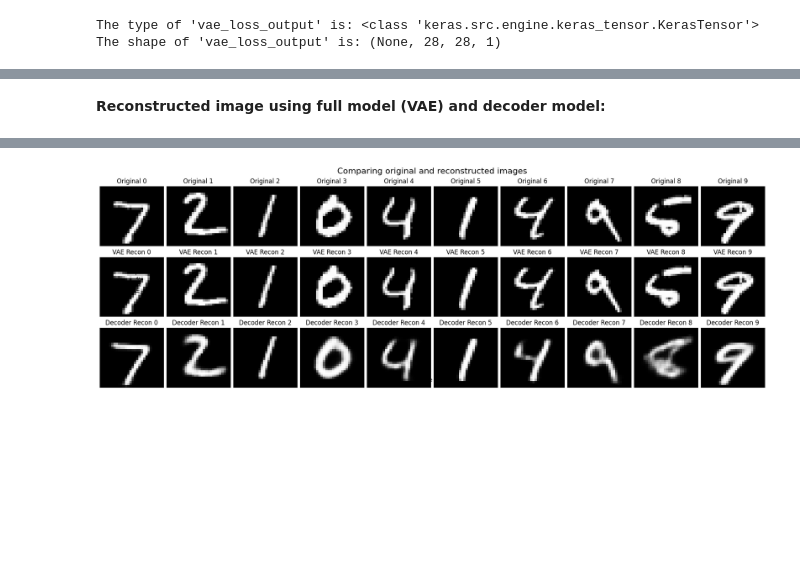
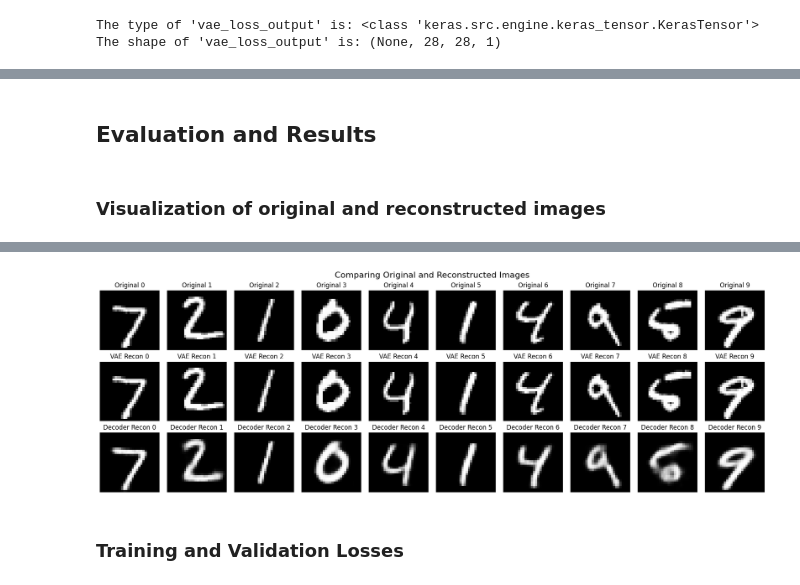
Before and after one commit to mdhabibi/DeepLearning-VAE, a Jupyter notebook: notebooks/MNIST_VAE_main.ipynb, the cells around one changed output, grey strips where cells are left out. Drawn from its saved outputs; the diff is of its cells as text; code cells hidden in the pictures; blank space fills up the shorter version.

```diff
--- a/notebooks/MNIST_VAE_main.ipynb
+++ b/notebooks/MNIST_VAE_main.ipynb
@@ -479,13 +468,17 @@ ________________________________________________________________________________
 # %%
-# To have more control over training, I've added callbacks that terminate training
-# if the validation loss doesn't improve after 5 epochs and save the best model weights.
+# Training the Variational Autoencoder with Callbacks
 callbacks = [
-    EarlyStopping(monitor = 'val_loss', patience = 5),
-    ModelCheckpoint('best_model.h5', monitor='val_loss', save_best_only = True)
+    EarlyStopping(monitor='val_loss', patience=5),
+    ModelCheckpoint('best_model.h5', monitor='val_loss', save_best_only=True)
 ]
 
-history = final_vae_model.fit(x_train, None, epochs = 10, batch_size = 32, validation_split = 0.2, callbacks=callbacks)
-
-#history = final_vae_model.fit(x_train, None, epochs = 10, batch_size = 32, validation_split = 0.2)
+# Fitting the model to the data
+history = final_vae_model.fit(
+    x_train, None,
+    epochs=10,
+    batch_size=32,
+    validation_split=0.2,
+    callbacks=callbacks
+)
 # %% [output]
 Epoch 1/10
@@ -535,39 +504,41 @@ reconstructed_images = decoder_model.predict(z)
-# %% [markdown]
-**Reconstructed image using full model (VAE) and decoder model:**
+# %% [markdown]
+<a id="Evaluation and Results"></a>
+## Evaluation and Results
+# %% [markdown]
+### Visualization of original and reconstructed images
 # %%
+# Extract mu, sigma, and z from the encoder
+mu, sigma, z = encoder_model.predict(x_test)
+
+# Reconstruct images using the decoder model
+reconstructed_images = decoder_model.predict(z)
+
+# Visualization of original and reconstructed images
 num_digits = 10
 fig, axes = plt.subplots(3, num_digits, figsize=(18, 6), constrained_layout=True)
 
 for i in range(num_digits):
-
-    # Display original
+    # Display original image
     ax = axes[0, i]
     original_img = x_test[i].reshape(28, 28)
-    ax.imshow(original_img, cmap='gray', aspect='auto')
-    ax.get_xaxis().set_visible(False)
-    ax.get_yaxis().set_visible(False)
+    ax.imshow(original_img, cmap='gray')
+    ax.axis('off')
     ax.set_title(f"Original {i}")
 
-    # Display reconstruction from VAE (encoder+decoder) model
+    # Display reconstruction from VAE (full model)
     ax = axes[1, i]
     reconstructed_img_vae = final_vae_model.predict(x_test[i].reshape(1, 28, 28, 1))
-    ax.imshow(reconstructed_img_vae.reshape(28, 28), cmap='gray', aspect='auto')
-    ax.get_xaxis().set_visible(False)
-    ax.get_yaxis().set_visible(False)
+    ax.imshow(reconstructed_img_vae.reshape(28, 28), cmap='gray')
+    ax.axis('off')
     ax.set_title(f"VAE Recon {i}")
 
-    # Display reconstruction from only decoder model
+    # Display reconstruction from Decoder model only
     ax = axes[2, i]
-    mu, sigma, z = encoder_model.predict(x_test[i].reshape(1, 28, 28, 1))
-    reconstructed_img_decoder = decoder_model.predict(z)
-    ax.imshow(reconstructed_img_decoder.reshape(28, 28), cmap='gray', aspect='auto')
-    ax.get_xaxis().set_visible(False)
-    ax.get_yaxis().set_visible(False)
+    reconstructed_img_decoder = decoder_model.predict(z[i].reshape(1, latent_space_dim))
+    ax.imshow(reconstructed_img_decoder.reshape(28, 28), cmap='gray')
+    ax.axis('off')
     ax.set_title(f"Decoder Recon {i}")
 
-plt.suptitle("Comparing original and reconstructed images", fontsize=16)
-fig.text(0.5, 0.04, 'Image Index', ha='center', va='center')
-fig.text(0.06, 0.5, 'Image Type', ha='center', va='center', rotation='vertical')
-
+plt.suptitle("Comparing Original and Reconstructed Images", fontsize=16)
 plt.show()
 # %% [output]
@@ -591,2 +562,4 @@ plt.show()
-[figure, old version]
+[figure, new version]
+# %% [markdown]
+### Training and Validation Losses
 # %%
```
Also changed, not shown: parts of 18 cells of this notebook, 2 other files.
